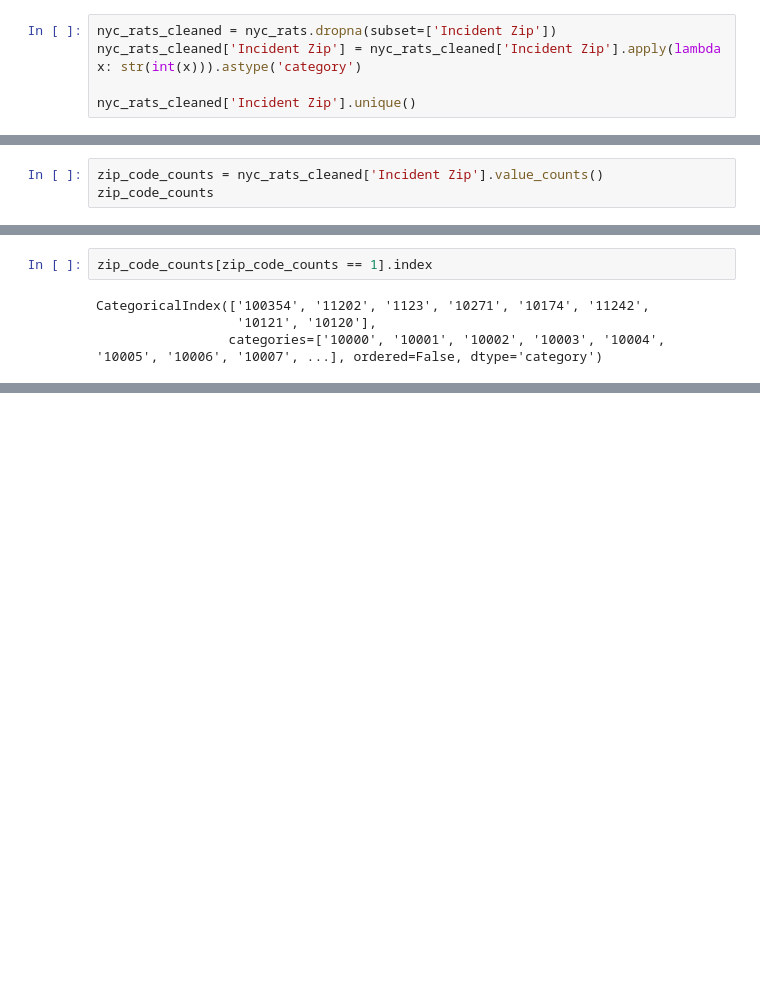
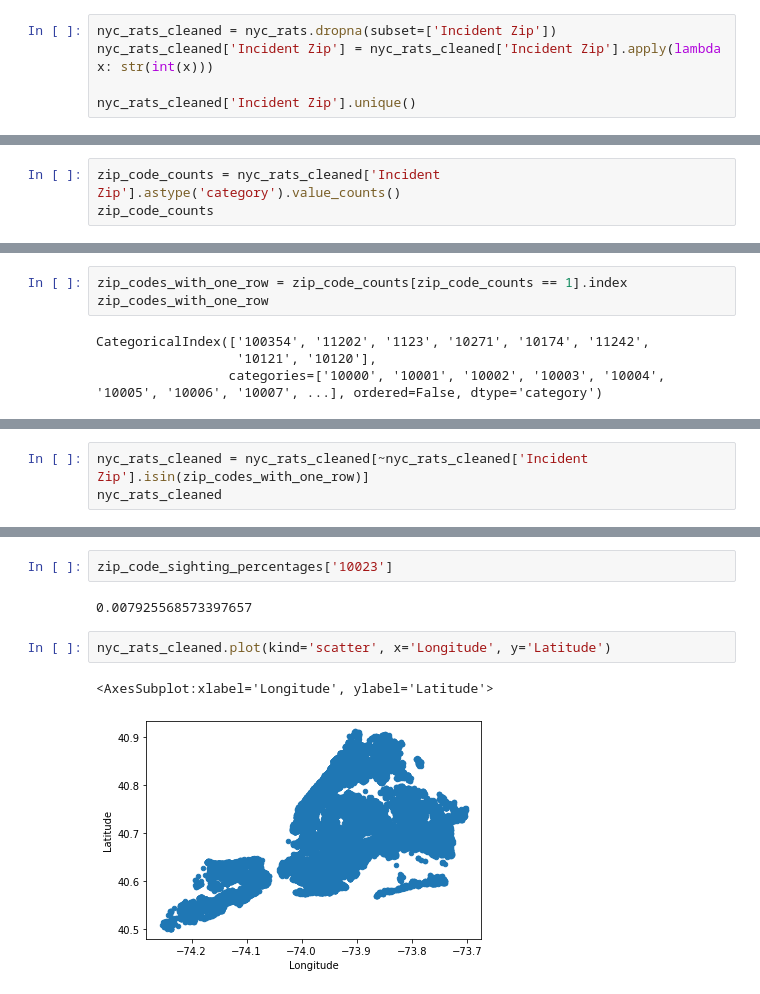
Before and after one commit to AJarombek/machine-learning-programs, a Jupyter notebook: programs/nyc-rats/nyc-rats.ipynb, the cells around one changed output, grey strips where cells are left out. Saved outputs shown, nothing was run; the diff lists cells and outputs as text; blank space fills up the shorter version.

```diff
--- a/programs/nyc-rats/nyc-rats.ipynb
+++ b/programs/nyc-rats/nyc-rats.ipynb
@@ -111,7 +147,7 @@ array([1.00060e+04, 1.03060e+04, 1.03100e+04, 1.12060e+04, 1.04620e+04,
        1.01210e+04, 1.01200e+04])
 # %%
 nyc_rats_cleaned = nyc_rats.dropna(subset=['Incident Zip'])
-nyc_rats_cleaned['Incident Zip'] = nyc_rats_cleaned['Incident Zip'].apply(lambda x: str(int(x))).astype('category')
+nyc_rats_cleaned['Incident Zip'] = nyc_rats_cleaned['Incident Zip'].apply(lambda x: str(int(x)))
 
 nyc_rats_cleaned['Incident Zip'].unique()
 # %% [output]
@@ -126,5 +176,5 @@ Categories (191, object): ['10006', '10306', '10310', '11206', ..., '10000', '11
 # %%
-zip_code_counts = nyc_rats_cleaned['Incident Zip'].value_counts()
+zip_code_counts = nyc_rats_cleaned['Incident Zip'].astype('category').value_counts()
 zip_code_counts
 # %% [output]
 11221    3124
@@ -152,7 +202,8 @@ zip_code_counts[zip_code_counts == 1]
 10120     1
 Name: Incident Zip, dtype: int64
 # %%
-zip_code_counts[zip_code_counts == 1].index
+zip_codes_with_one_row = zip_code_counts[zip_code_counts == 1].index
+zip_codes_with_one_row
 # %% [output]
 CategoricalIndex(['100354', '11202', '1123', '10271', '10174', '11242',
                   '10121', '10120'],
@@ -161,0 +211,3 @@ nyc_rats_cleaned[~nyc_rats_cleaned['']]
+# %%
+nyc_rats_cleaned = nyc_rats_cleaned[~nyc_rats_cleaned['Incident Zip'].isin(zip_codes_with_one_row)]
+nyc_rats_cleaned
@@ -170,0 +266,9 @@ strat_test_set['Incident Zip'].value_counts()
+# %%
+zip_code_sighting_percentages['10023']
+# %% [output]
+0.007925568573397657
+# %%
+nyc_rats_cleaned.plot(kind='scatter', x='Longitude', y='Latitude')
+# %% [output]
+<AxesSubplot:xlabel='Longitude', ylabel='Latitude'>
+[figure, added]
```
Also changed, not shown: parts of 12 cells of this notebook, 1 other file.
